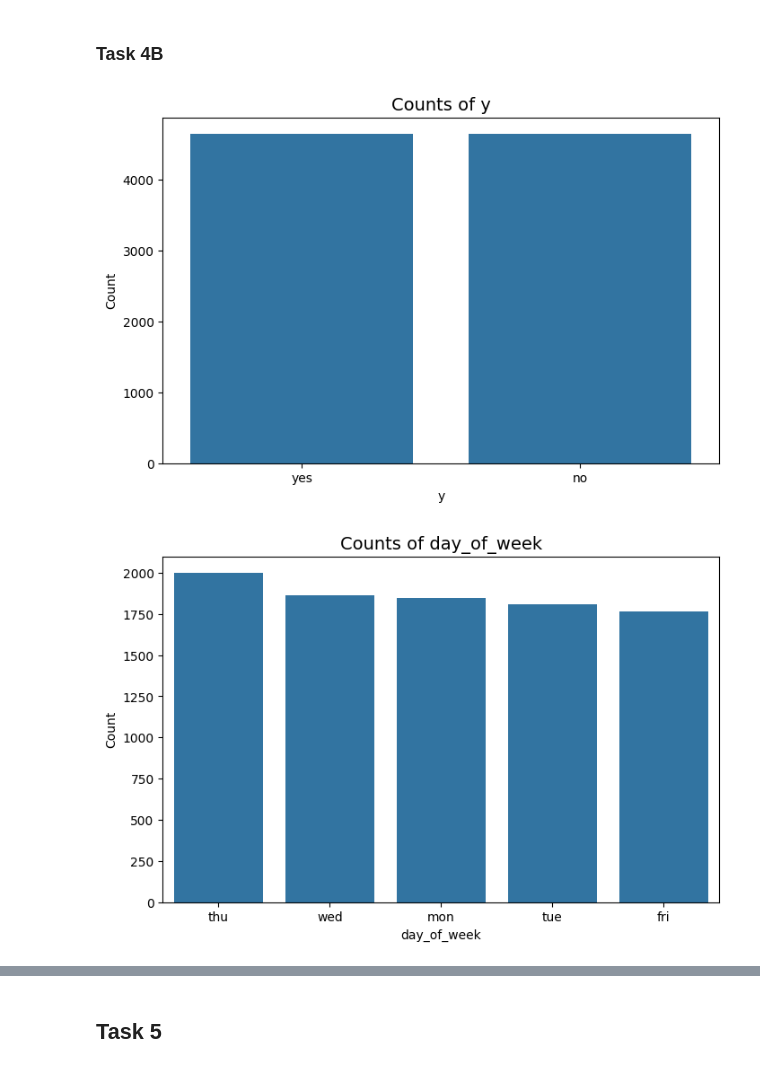
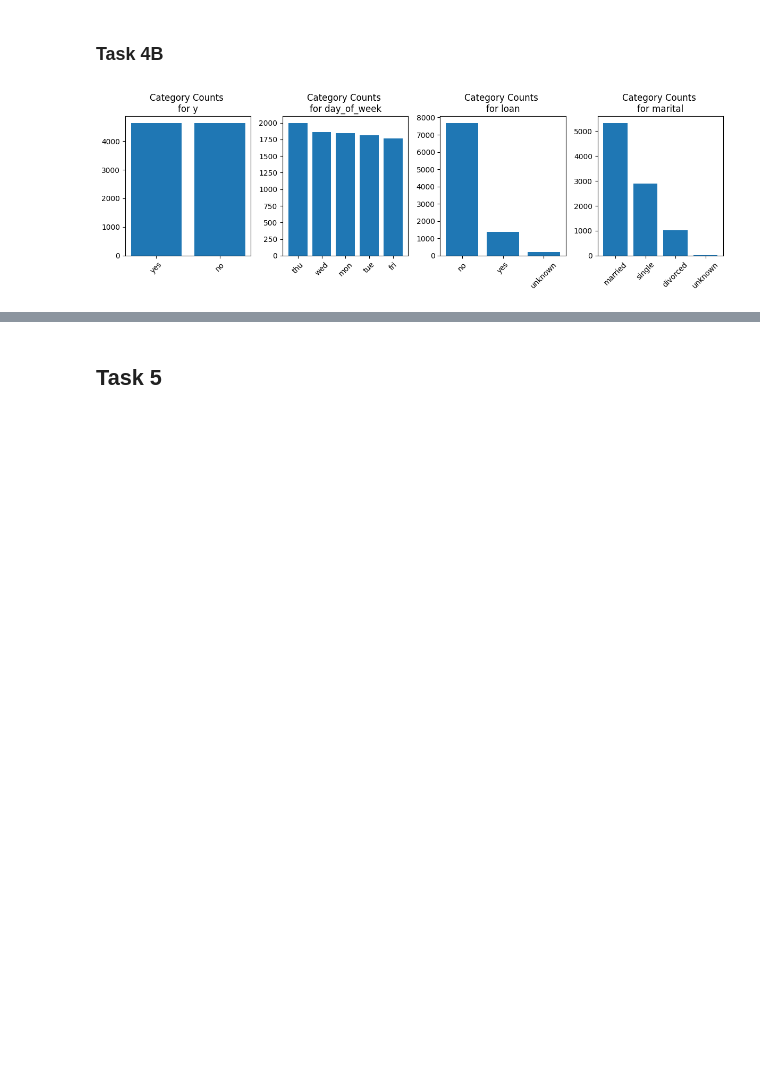
Before and after one commit to owen-simon/IS-6482-data-mining, a Jupyter notebook: Week 1/A1_Simon_Owen.ipynb, the cells around one changed output, grey strips where cells are left out. Saved outputs shown, nothing was run; the diff lists cells and outputs as text; code cells hidden in the pictures; blank space fills up the shorter version.

```diff
--- a/Week 1/A1_Simon_Owen.ipynb
+++ b/Week 1/A1_Simon_Owen.ipynb
@@ -84,13 +85,11 @@ numeric_vars = ["age", "duration", "campaign", "pdays"]
 # %% [markdown]
 ### Task 3A
 # %%
-fig, axes = plt.subplots(nrows=1,
-                         ncols=len(numeric_vars),
-                         figsize=(20,5))
+fig, axes = plt.subplots(1, 4, figsize=(16,4))
 
 for ax, var in zip(axes, numeric_vars):
     df[var].hist(bins=25, ax=ax)
-    ax.set_title(f"Distribution of {var}", fontsize=14)
+    ax.set_title(f"Distribution of {var}", fontsize=12)
     ax.set_xlabel(var)
     ax.set_ylabel("Frequency")
 
@@ -102,10 +101,14 @@ plt.show()
 ### Task 3B
 # %%
 # boxplots
-for var in numeric_vars:
-    plt.figure(figsize=(7, 3))
-    plt.boxplot(df[var].dropna(), vert=False)
-    plt.title(f"Boxplot of {var}")
-    plt.xlabel(var)
-    plt.show()
+fig, axes = plt.subplots(1, 4, figsize=(16, 4))
+
+for ax, var in zip(axes, numeric_vars):
+    ax.boxplot(df[var].dropna())
+    ax.set_title(f"Boxplot of {var}", fontsize=12)
+    ax.set_xlabel("")
+    ax.set_ylabel("Value")
+
+plt.tight_layout()
+plt.show()
 # %% [output]
@@ -151,11 +151,11 @@ categorical_vars = ["y", "day_of_week", "loan", "marital"]
 # counts and proportions
 for var in categorical_vars:
     counts = df[var].value_counts(dropna=False)
-    props = df[var].value_counts(normalize=True, dropna=False)
+    props = df[var].value_counts(normalize=True, dropna=False).round(4)
 
     summary = counts.to_frame("count")
     summary["proportion"] = props
 
-    print(f"\nSummary for {var}:")
+    print(f"\nSummary of {var}:")
     print(summary)
 # %% [output]
@@ -179,16 +179,16 @@ unknown      21    0.002263
 # %% [markdown]
 ### Task 4B
 # %%
-for var in categorical_vars:
+# bar charts
+fig, axes = plt.subplots(1, 4, figsize=(12, 4))
+
+for ax, var in zip(axes, categorical_vars):
     counts = df[var].value_counts(dropna=False)
+    ax.bar(counts.index.astype(str), counts.values)
+    ax.set_title(f"Category Counts \nfor {var}", fontsize=12)
+    ax.tick_params(axis="x", rotation=45)
 
-    plt.figure(figsize=(8,5))
-    sns.barplot(x=counts.index, y=counts.values)
-
-    plt.title(f"Counts of {var}", fontsize=14)
-    plt.xlabel(var)
-    plt.ylabel("Count")
-    plt.show()
+plt.tight_layout()
+plt.show()
 # %% [output]
-[figure, old version]
+[figure, new version]
-[figure, removed]
```
Also changed, not shown: parts of 13 cells of this notebook.
